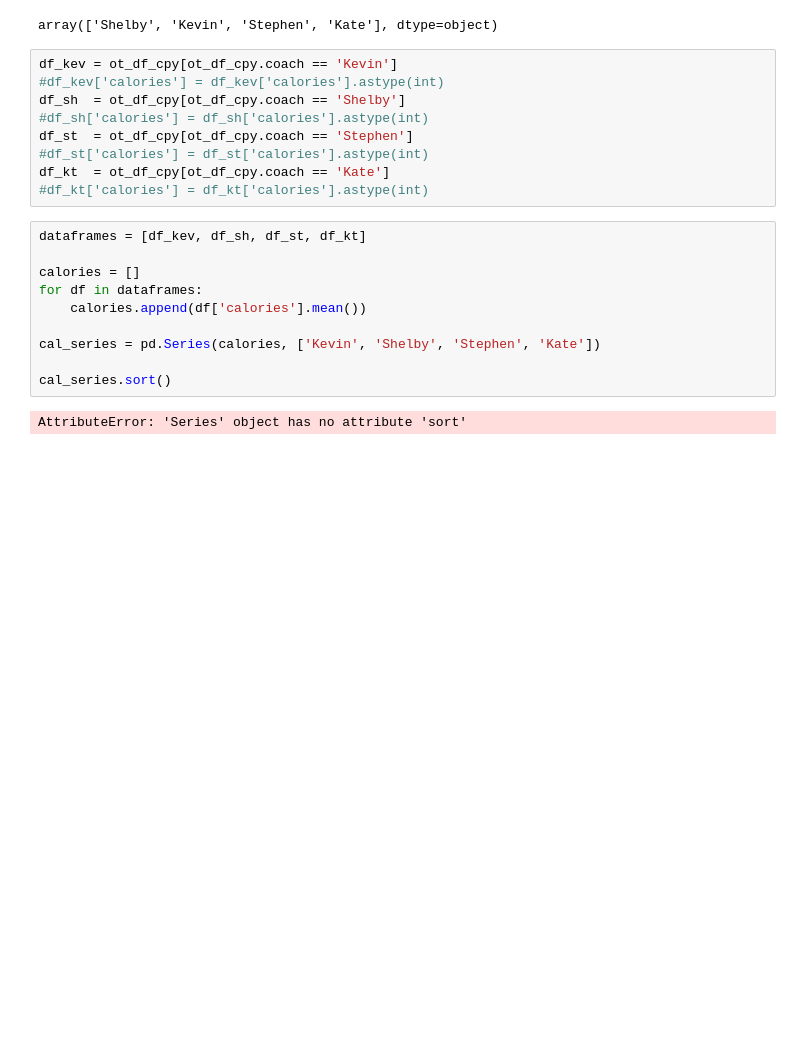
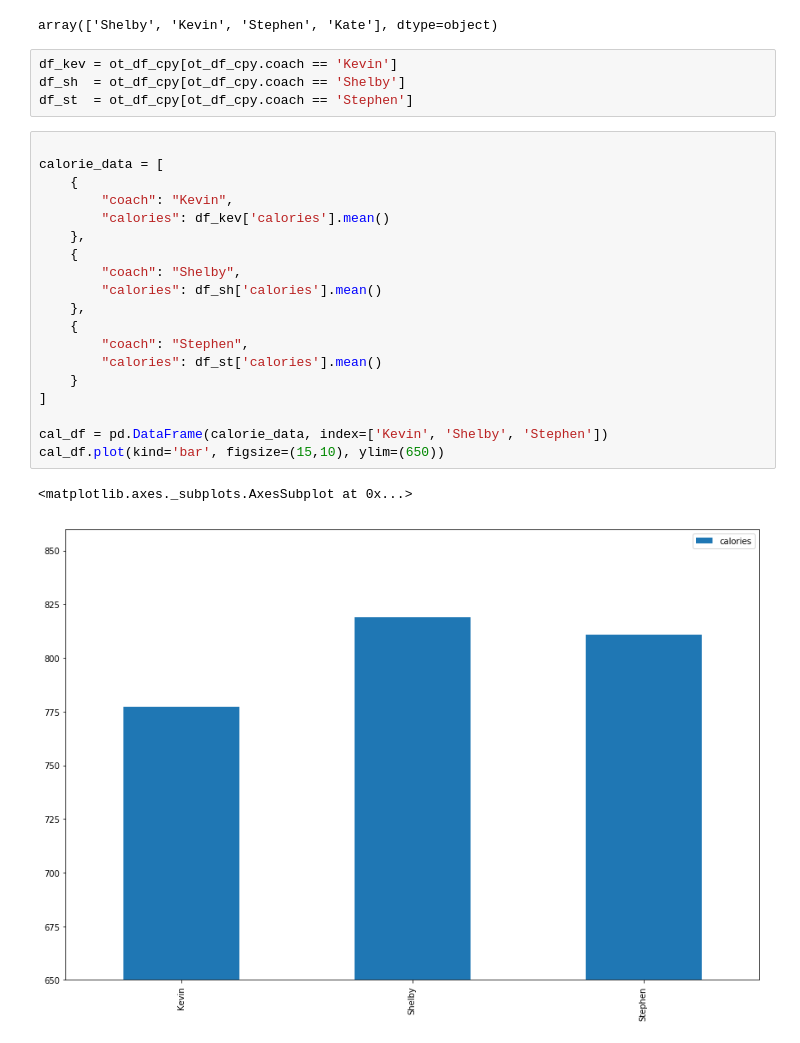
Before and after one commit to alabianca/OT_Reportv2, a Jupyter notebook: Untitled.ipynb, the cells around one changed output. Cells and saved outputs as stored; diff of their text form; blank space fills up the shorter version.

```diff
--- a/Untitled.ipynb
+++ b/Untitled.ipynb
@@ -65,22 +56,27 @@ ot_df_cpy['coach'].unique()
 array(['Shelby', 'Kevin', 'Stephen', 'Kate'], dtype=object)
 # %%
 df_kev = ot_df_cpy[ot_df_cpy.coach == 'Kevin']
-#df_kev['calories'] = df_kev['calories'].astype(int)
 df_sh  = ot_df_cpy[ot_df_cpy.coach == 'Shelby']
-#df_sh['calories'] = df_sh['calories'].astype(int)
 df_st  = ot_df_cpy[ot_df_cpy.coach == 'Stephen']
-#df_st['calories'] = df_st['calories'].astype(int)
-df_kt  = ot_df_cpy[ot_df_cpy.coach == 'Kate']
-#df_kt['calories'] = df_kt['calories'].astype(int)
-# %%
-dataframes = [df_kev, df_sh, df_st, df_kt]
-
-calories = []
-for df in dataframes:
-    calories.append(df['calories'].mean())
-
-cal_series = pd.Series(calories, ['Kevin', 'Shelby', 'Stephen', 'Kate'])
-
-cal_series.sort()
-# %% [output]
-AttributeError: 'Series' object has no attribute 'sort'
+# %%
+
+calorie_data = [
+    {
+        "coach": "Kevin",
+        "calories": df_kev['calories'].mean()
+    },
+    {
+        "coach": "Shelby",
+        "calories": df_sh['calories'].mean()
+    },
+    {
+        "coach": "Stephen",
+        "calories": df_st['calories'].mean()
+    }
+]
+
+cal_df = pd.DataFrame(calorie_data, index=['Kevin', 'Shelby', 'Stephen'])
+cal_df.plot(kind='bar', figsize=(15,10), ylim=(650))
+# %% [output]
+<matplotlib.axes._subplots.AxesSubplot at 0x...>
+[figure, added]
```
Also changed, not shown: parts of 27 cells of this notebook.
